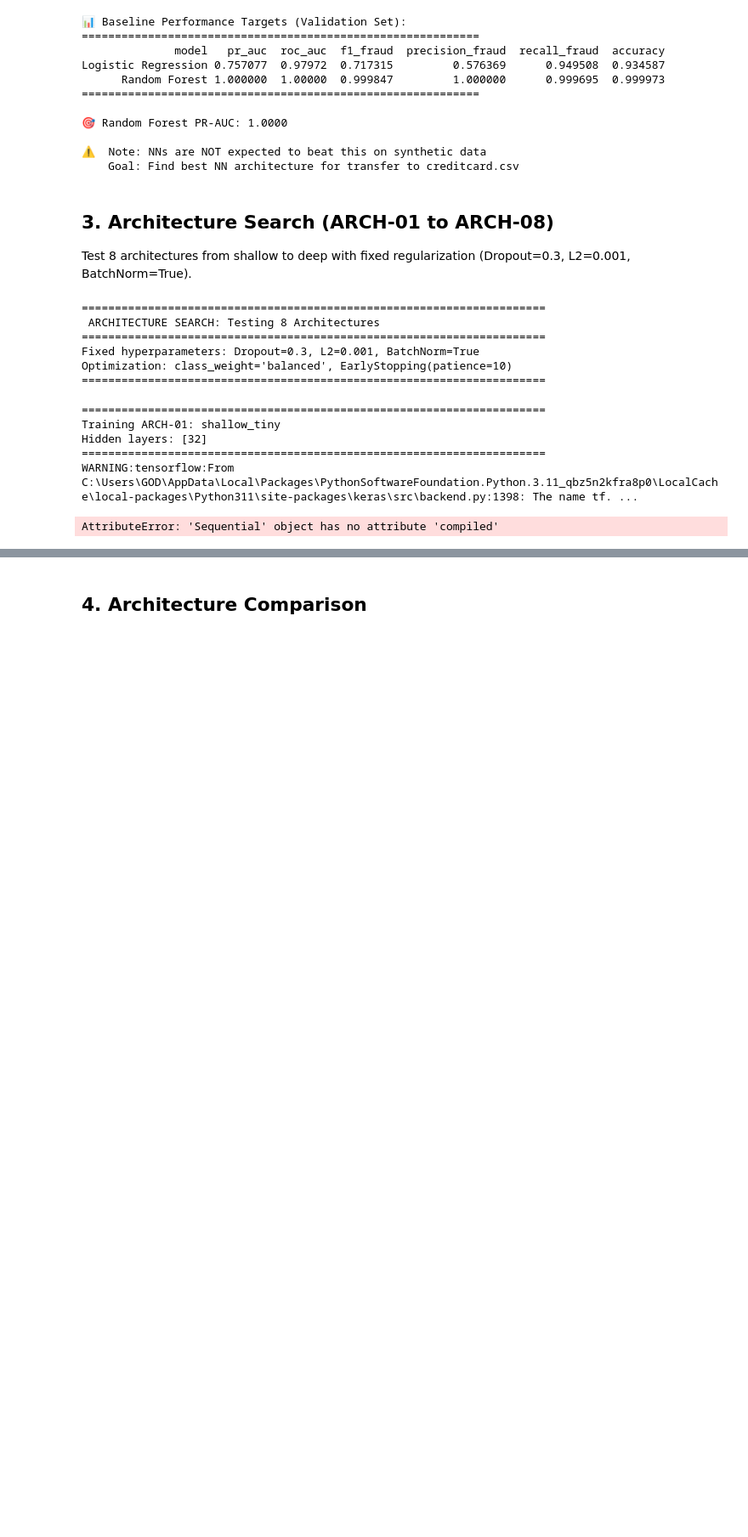
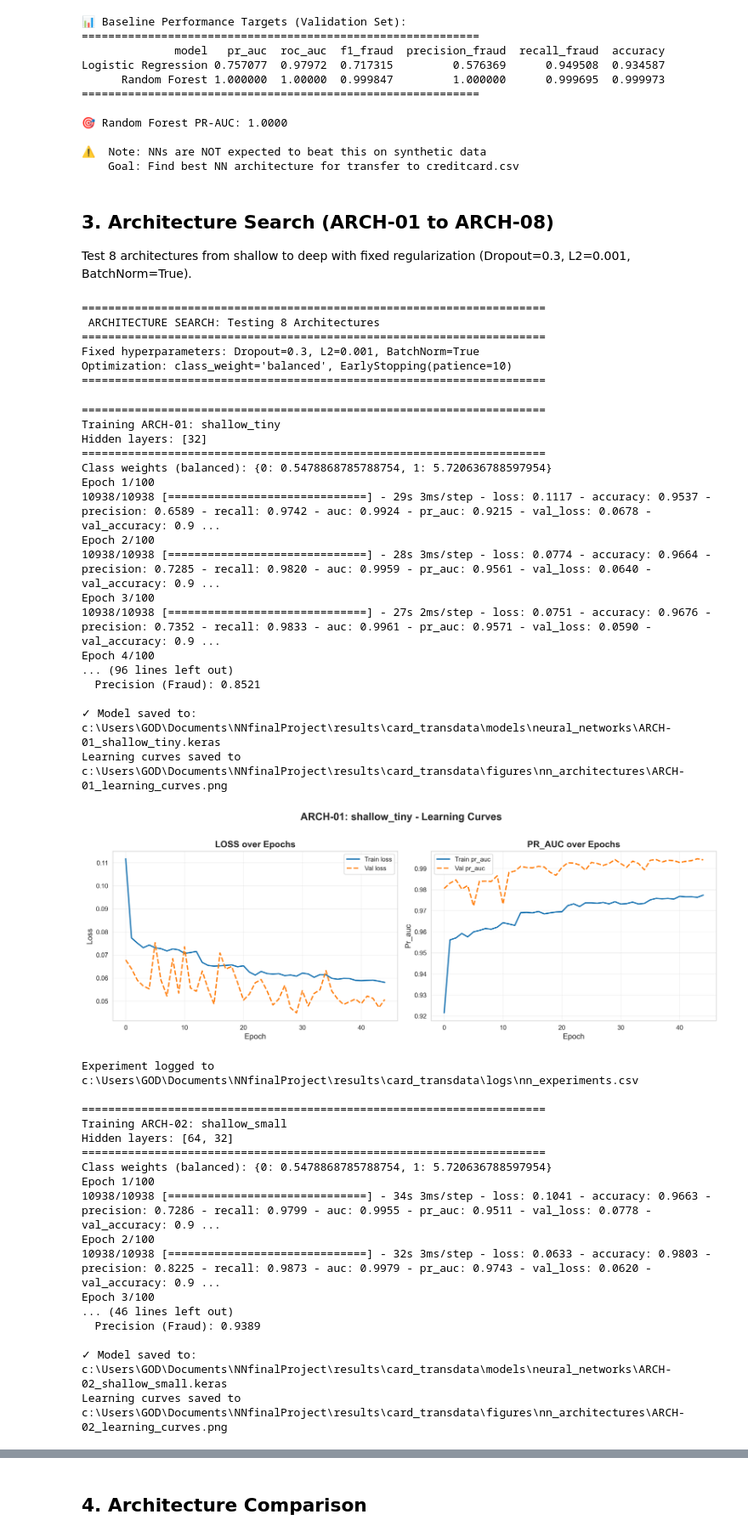
Before and after one commit to ZeidanK/NNfinalProject, a Jupyter notebook: notebooks/03_card_transdata_nn_architecture_and_ablation.ipynb, the cells around one changed output, grey strips where cells are left out. Shown at 85% size. Drawn from its saved outputs; the diff is of its cells as text; code cells hidden in the pictures; blank space fills up the shorter version.

```diff
--- a/notebooks/03_card_transdata_nn_architecture_and_ablation.ipynb
+++ b/notebooks/03_card_transdata_nn_architecture_and_ablation.ipynb
@@ -225,49 +225,80 @@ for arch_id, arch_config in config.ARCHITECTURES_TO_TEST.items():
 
     # Plot learning curves
     fig_path = ds_config['figures_dir'] / 'nn_architectures' / f'{arch_id}_learning_curves.png'
+    fig_path.parent.mkdir(parents=True, exist_ok=True)  # Ensure directory exists
     plot_training_history(
         history,
         save_path=str(fig_path),
         title=f'{arch_id}: {arch_config["name"]} - Learning Curves'
     )
 
     # Log experiment
+    experiment_data = {
+        'experiment_id': arch_id,
+        'dataset': 'card_transdata',
+        'experiment_type': 'architecture',
+        'model_name': arch_config['name'],
+        'architecture': str(arch_config['layers']),
+        'dropout': 0.3,
+        'l2': 0.001,
+        'batch_norm': True,
+        'batch_size': config.BATCH_SIZE,
+        'epochs_trained': len(history.history['loss']),
+        **metrics
+    }
     log_experiment(
-        experiment_id=arch_id,
-        dataset_name='card_transdata',
-        experiment_type='architecture',
-        model_name=arch_config['name'],
-        architecture=arch_config['layers'],
-        hyperparameters={
-            'dropout': 0.3,
-            'l2': 0.001,
-            'batch_norm': True,
-            'batch_size': config.BATCH_SIZE,
-            'epochs_trained': len(history.history['loss'])
-        },
-        metrics=metrics,
-        log_path=ds_config['experiment_logs_dir'] / 'nn_experiments.csv'
+        experiment_data=experiment_data,
+        log_file=str(ds_config['experiment_logs_dir'] / 'nn_experiments.csv')
     )
 
     # Store results
     architecture_results.append({
         'experiment_id': arch_id,
         'architecture': arch_config['name'],
         'layers': str(arch_config['layers']),
         'pr_auc': metrics['pr_auc'],
         'roc_auc': metrics['roc_auc'],
         'f1_fraud': metrics['f1_fraud'],
         'recall_fraud': metrics['recall_fraud'],
         'precision_fraud': metrics['precision_fraud']
     })
 
 print("\n" + "="*70)
 print("✓ Architecture Search Complete!")
 print("="*70)
 # %% [output]
 ======================================================================
 Training ARCH-01: shallow_tiny
 Hidden layers: [32]
 ======================================================================
-WARNING:tensorflow:From C:\Users\GOD\AppData\Local\Packages\PythonSoftwareFoundation.Python.3.11_qbz5n2kfra8p0\LocalCache\local-packages\Python311\site-packages\keras\src\backend.py:1398: The name tf. ...
+Class weights (balanced): {0: 0.5478868785788754, 1: 5.720636788597954}
+Epoch 1/100
+10938/10938 [==============================] - 29s 3ms/step - loss: 0.1117 - accuracy: 0.9537 - precision: 0.6589 - recall: 0.9742 - auc: 0.9924 - pr_auc: 0.9215 - val_loss: 0.0678 - val_accuracy: 0.9 ...
+Epoch 2/100
+10938/10938 [==============================] - 28s 3ms/step - loss: 0.0774 - accuracy: 0.9664 - precision: 0.7285 - recall: 0.9820 - auc: 0.9959 - pr_auc: 0.9561 - val_loss: 0.0640 - val_accuracy: 0.9 ...
+Epoch 3/100
+10938/10938 [==============================] - 27s 2ms/step - loss: 0.0751 - accuracy: 0.9676 - precision: 0.7352 - recall: 0.9833 - auc: 0.9961 - pr_auc: 0.9571 - val_loss: 0.0590 - val_accuracy: 0.9 ...
+Epoch 4/100
+... (96 lines left out)
+  Precision (Fraud): 0.8521
+
+✓ Model saved to: c:\Users\GOD\Documents\NNfinalProject\results\card_transdata\models\neural_networks\ARCH-01_shallow_tiny.keras
+Learning curves saved to c:\Users\GOD\Documents\NNfinalProject\results\card_transdata\figures\nn_architectures\ARCH-01_learning_curves.png
+[figure, added]
-AttributeError: 'Sequential' object has no attribute 'compiled'
+Experiment logged to c:\Users\GOD\Documents\NNfinalProject\results\card_transdata\logs\nn_experiments.csv
+
+======================================================================
+Training ARCH-02: shallow_small
+Hidden layers: [64, 32]
+======================================================================
+Class weights (balanced): {0: 0.5478868785788754, 1: 5.720636788597954}
+Epoch 1/100
+10938/10938 [==============================] - 34s 3ms/step - loss: 0.1041 - accuracy: 0.9663 - precision: 0.7286 - recall: 0.9799 - auc: 0.9955 - pr_auc: 0.9511 - val_loss: 0.0778 - val_accuracy: 0.9 ...
+Epoch 2/100
+10938/10938 [==============================] - 32s 3ms/step - loss: 0.0633 - accuracy: 0.9803 - precision: 0.8225 - recall: 0.9873 - auc: 0.9979 - pr_auc: 0.9743 - val_loss: 0.0620 - val_accuracy: 0.9 ...
+Epoch 3/100
+... (46 lines left out)
+  Precision (Fraud): 0.9389
+
+✓ Model saved to: c:\Users\GOD\Documents\NNfinalProject\results\card_transdata\models\neural_networks\ARCH-02_shallow_small.keras
+Learning curves saved to c:\Users\GOD\Documents\NNfinalProject\results\card_transdata\figures\nn_architectures\ARCH-02_learning_curves.png
```
Also changed, not shown: parts of 3 cells of this notebook, 51 other files.
